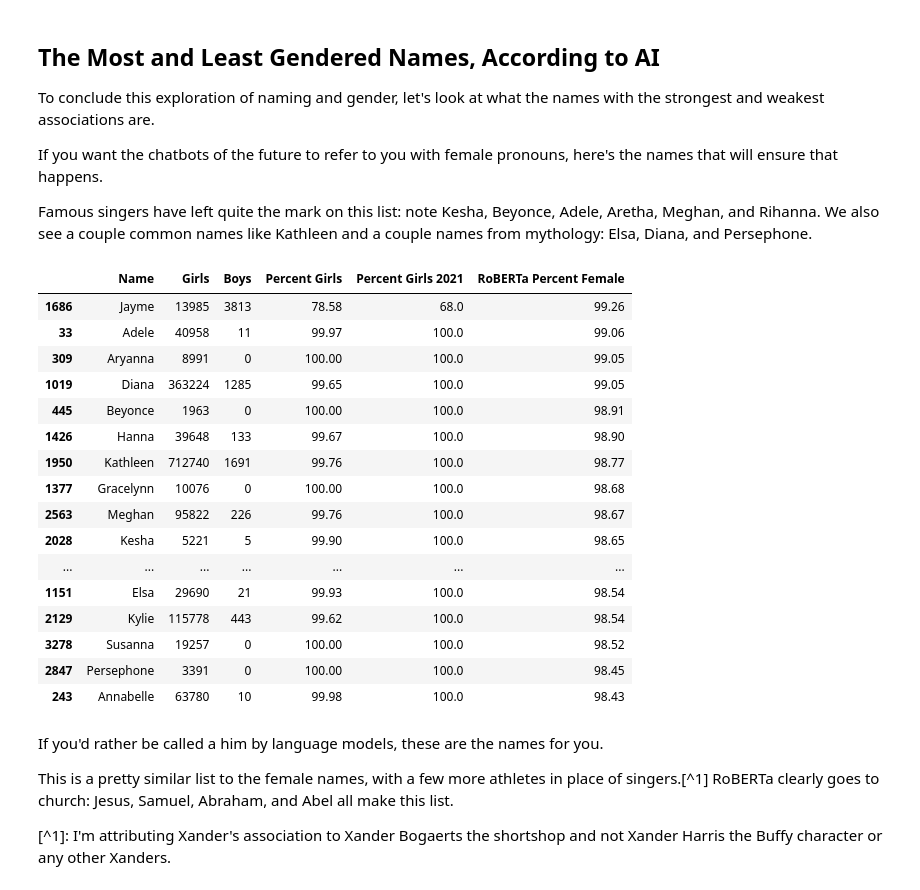
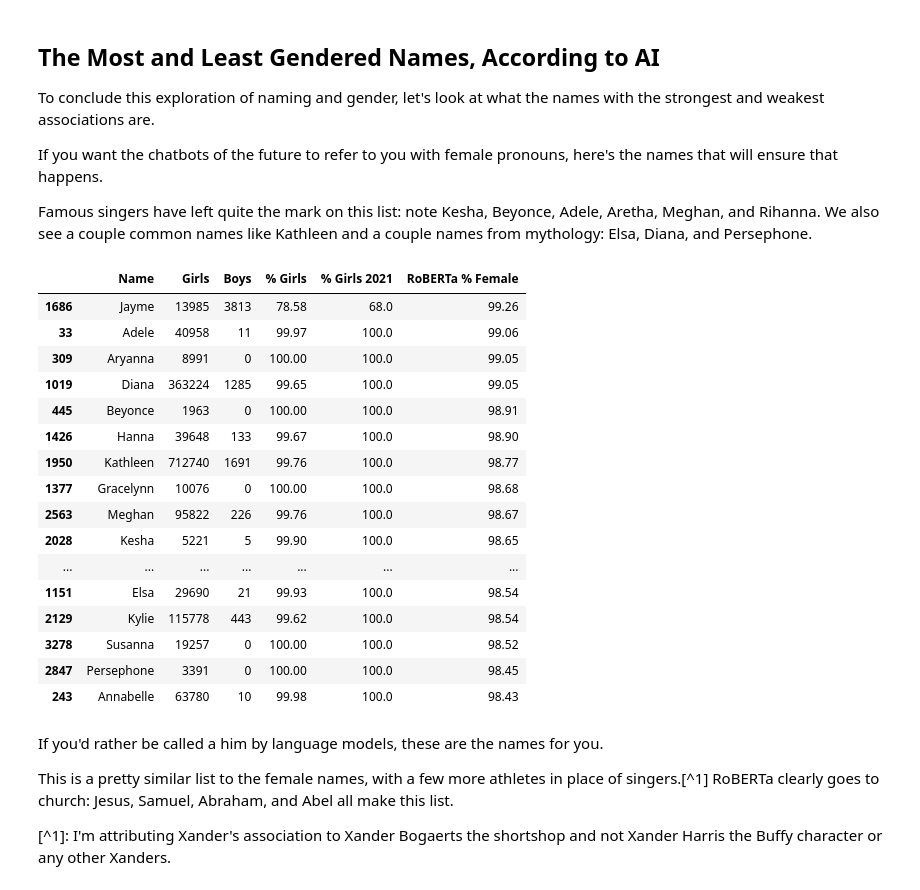
Before and after one commit to nicholas-miklaucic/rho, a Jupyter notebook: names-gender-ai.ipynb, the cells around one changed output. Saved outputs shown, nothing was run; the diff lists cells and outputs as text; code cells hidden in the pictures.

```diff
--- a/names-gender-ai.ipynb
+++ b/names-gender-ai.ipynb
@@ -380,9 +507,11 @@ Famous singers have left quite the mark on this list: note Kesha, Beyonce, Adele
 # %%
 #constellate: dataframe
 
-names.loc[names.sort_values('RoBERTa Percent Female').tail(20).index[::-1]].drop(columns=['Total Babies']).round(2)
+df = names.loc[names.sort_values('RoBERTa Percent Female').tail(20).index[::-1]].drop(columns=['Total Babies']).round(2)
+df.columns = ['Name', 'Girls', 'Boys', '% Girls', '% Girls 2021', 'RoBERTa % Female']
+df
 # %% [output]
-|  | Name | Girls | Boys | Percent Girls | Percent Girls 2021 | RoBERTa Percent Female |
+|  | Name | Girls | Boys | % Girls | % Girls 2021 | RoBERTa % Female |
 | 1686 | Jayme | 13985 | 3813 | 78.58 | 68.0 | 99.26 |
 | 33 | Adele | 40958 | 11 | 99.97 | 100.0 | 99.06 |
 | 309 | Aryanna | 8991 | 0 | 100.00 | 100.0 | 99.05 |
```
Also changed, not shown: parts of 22 cells of this notebook.
